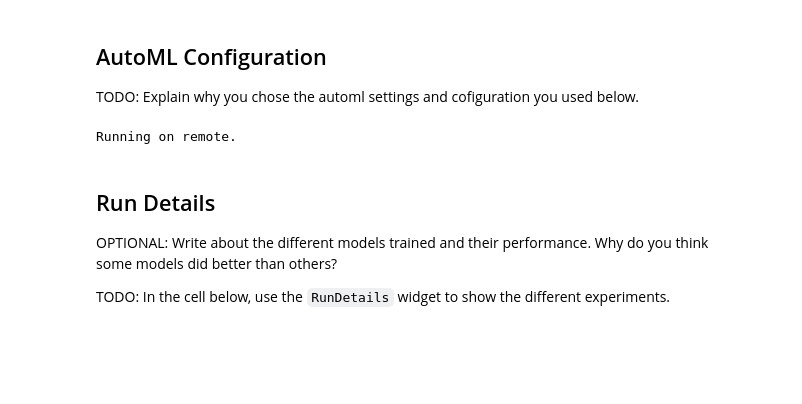
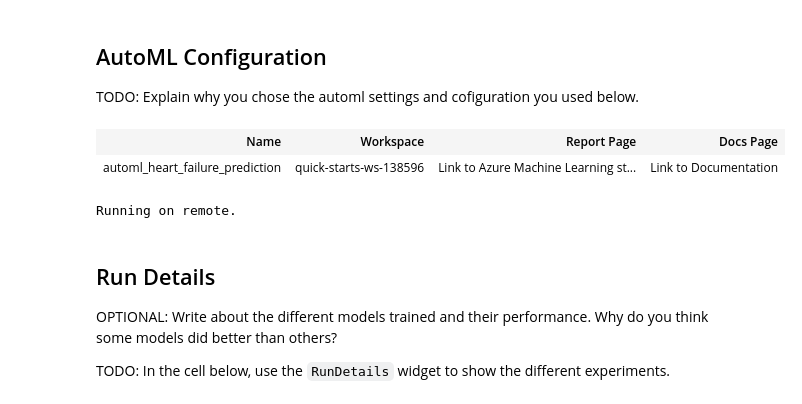
Before and after one commit to gauravyadav04/Capstone-Machine-Learning-Engineer-with-Microsoft-Azure-Nanodegree, a Jupyter notebook: automl.ipynb, the cells around one changed output. Drawn from its saved outputs; the diff is of its cells as text; code cells hidden in the pictures; blank space fills up the shorter version.

```diff
--- a/automl.ipynb
+++ b/automl.ipynb
@@ -193,6 +170,11 @@ automl_config = AutoMLConfig(compute_target = compute_target,
                              featurization = 'auto',
                              debug_log = "automl_errors.log",
                              **automl_settings)
+# %%
+experiment
+# %% [output]
+| Name | Workspace | Report Page | Docs Page |
+| automl_heart_failure_prediction | quick-starts-ws-138596 | Link to Azure Machine Learning st... | Link to Documentation |
 # %%
 # TODO: Submit your experiment
 remote_run = experiment.submit(automl_config)
```
Also changed, not shown: parts of 19 cells of this notebook, 1 other file.
